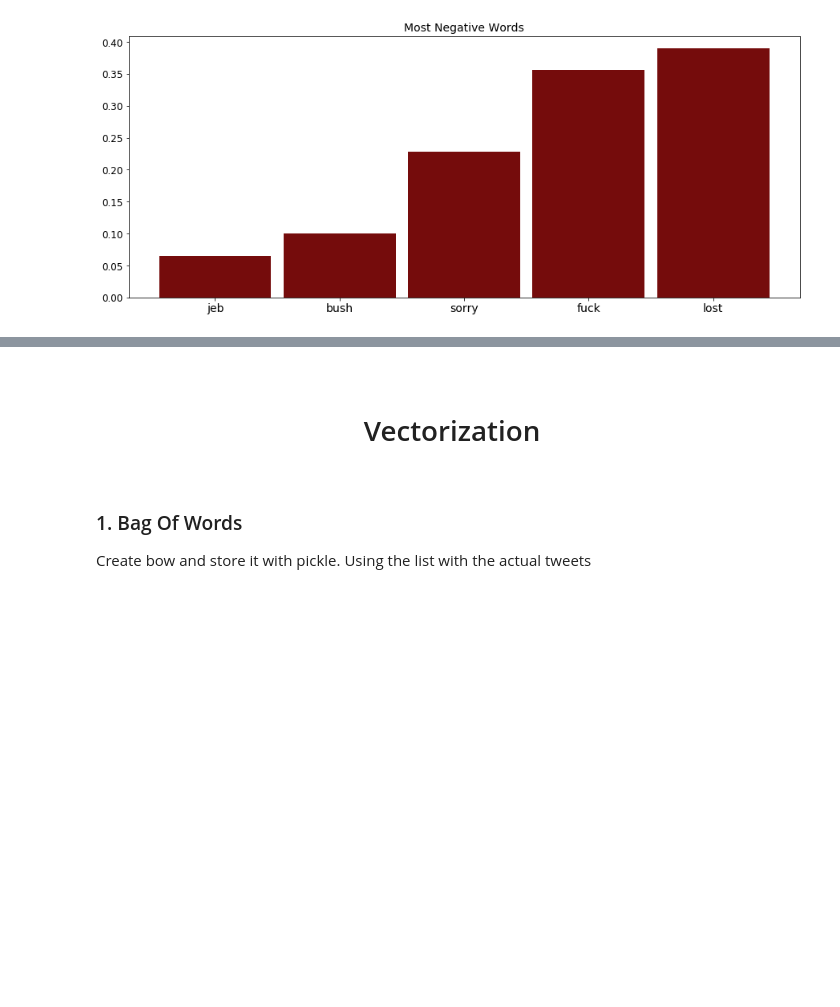
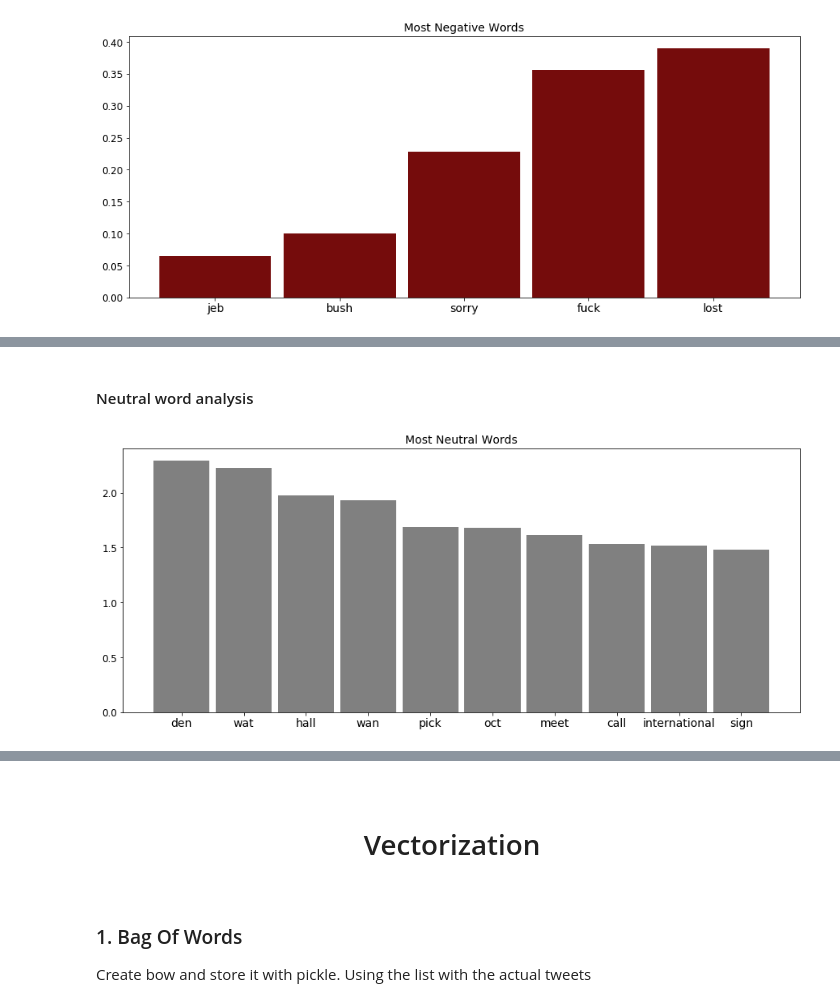
Before and after one commit to Fanarosss/Sentiment-Analysis-on-Tweets, a Jupyter notebook: Project1.ipynb, the cells around one changed output, grey strips where cells are left out. Drawn from its saved outputs; the diff is of its cells as text; code cells hidden in the pictures; blank space fills up the shorter version.

```diff
--- a/Project1.ipynb
+++ b/Project1.ipynb
@@ -297,0 +344,26 @@ plt.show()
+# %% [markdown]
+<h4>Neutral word analysis</h4>
+# %%
+UsedWords = [word for word in total_counter.keys() if total_counter[word] >= 100]
+UsedWords.sort(key=lambda word: (neutral_counter[word]/(positive_counter[word]+negative_counter[word])), reverse=True)
+HighRatioWords = UsedWords[:10]
+
+# Find ratio
+ratio = []
+for word in HighRatioWords:
+    ratio.append(neutral_counter[word]/(positive_counter[word]+negative_counter[word]))
+#np array
+y_pos = np.arange(len(HighRatioWords))
+#size
+plt.figure(figsize=(15,6))
+
+# Create bars
+plt.bar(y_pos, ratio, color='grey', width=0.9)
+
+# Create names on the x-axis
+plt.title('Most Neutral Words', fontsize=14)
+plt.xticks(y_pos, HighRatioWords, color='black', fontsize=14)
+plt.yticks(color='black', fontsize=12)
+plt.show()
+# %% [output]
+[figure, added]
```
Also changed, not shown: parts of 36 cells of this notebook.
